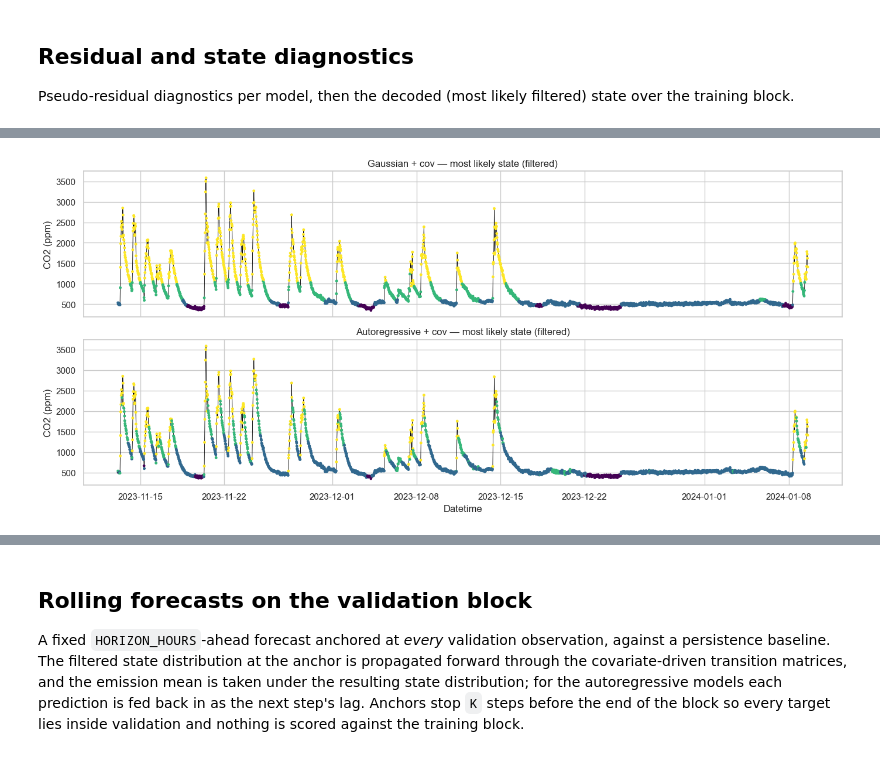
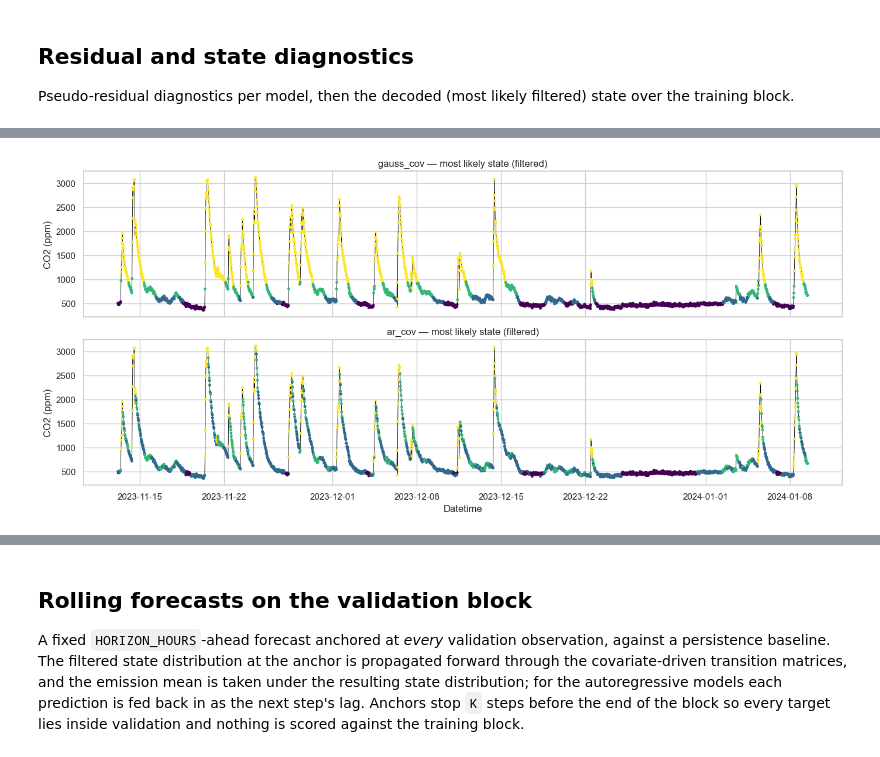
Before and after one commit to Maccen26/hmm-modelling, a Jupyter notebook: week_6.ipynb, the cells around one changed output, grey strips where cells are left out. Cells and saved outputs as stored; diff of their text form; code cells hidden in the pictures.

```diff
--- a/week_6.ipynb
+++ b/week_6.ipynb
@@ -67,22 +66,27 @@ meta     = pd.read_csv(data_dir / "metadata.csv").iloc[0]
 room_name    = meta["room_name"]
 BIN          = meta["bin"]
 BIN_SECONDS  = int(pd.Timedelta(BIN).total_seconds())
+
+
 print(f"Loaded {ROOM_SLUG}/{TAG} — {room_name} ({BIN}) with {BIN_SECONDS} seconds per bin")
 BASELINE_PPM = float(meta["baseline_ppm"])
 
-ys_train, _ = load_train_data(ROOM_SLUG, TAG)      # the driver's X_*.csv are not used:
-ys_val,   _ = load_val_data(ROOM_SLUG, TAG)        # covariates are rebuilt from config below
+ys_train_df = load_y_df(ROOM_SLUG, TAG, "train")  # the driver's X_*.csv are not used:
+ys_val_df   = load_y_df(ROOM_SLUG, TAG, "val")
 
-ys        = jnp.concatenate([ys_train, ys_val])
-TRAIN_IDX = len(ys_train)
-dates     = pd.date_range(meta["start"], periods=len(ys), freq=BIN)
+ys_train_co2, ys_train_h = jnp.asarray(ys_train_df["co2"].to_numpy()), jnp.asarray(ys_train_df["humidity"].to_numpy())
+ys_val_co2,   ys_val_h   = jnp.asarray(ys_val_df["co2"].to_numpy()), jnp.asarray(ys_val_df["humidity"].to_numpy())
+
+TRAIN_IDX = len(ys_train_co2) #+ len(ys_val_co2)  # the index of the first validation bin
+TEST_LEN = len(ys_val_co2)  # the number of validation bins
+dates     = pd.date_range(meta["start"], periods=len(ys_train_co2) + len(ys_val_co2), freq=BIN)
 
 X_raw, covariate_cols = build_covariates(
     dates,
     tod_harmonics=harmonic_range(N_DAILY_CYCLES),
     week_harmonics=harmonic_range(N_WEEKLY_CYCLES),
     use_off_day=USE_OFF_DAY,
-    weather_cols=WEATHER,
+    weather_cols=[],
 )
 
 
@@ -95,7 +99,7 @@ num_covariates = X_std.shape[1]
 init_dist      = jnp.full(STATES, 1.0 / STATES)
 
 print(f"{room_name} ({ROOM_SLUG}/{TAG}) — {BIN} bins, min = {BASELINE_PPM:.0f} ppm")
-print(f"  {TRAIN_IDX} train + {len(ys_val)} validation bins, "
+print(f"  {TRAIN_IDX} train + {len(ys_val_co2)} validation bins, "
       f"{dates[0]} -> {dates[-1]}")
 print(f"  {num_covariates} covariates: {', '.join(covariate_cols) or '(none)'}")
 # %% [output]
@@ -226,11 +112,17 @@ below is between models fitted under identical constraints.
 # %%
+models = {}
+
 FIT_TOL = 1e-2
-FROZEN  = None #{"mu0": False}     # freeze the lowest state mean to avoid a degenerate state
+ys_train = ys_train_co2
+
 FIT_KW  = dict(ys=ys_train, ts=None, xs=X_train_std, tol=FIT_TOL, frozen=FROZEN)
 
 mu_seed    = jnp.quantile(ys_train, jnp.linspace(0.05, 0.95, STATES)).at[0].set(450)
+
 sigma_seed = jnp.std(ys_train) * jnp.ones(STATES)
+
 tm_seed    = jnp.full((STATES, STATES), 0.1).at[jnp.diag_indices(STATES)].set(0.7)
+
 beta_init  = jnp.zeros((num_covariates, STATES, STATES - 1))
 
 # --- 1. Gaussian emission + covariate transition -----------------------------------
@@ -241,7 +133,11 @@ gauss_cov = HMM(
     inital_distribution=init_dist,
 )
 gauss_cov.fit(**FIT_KW)
+
 print(f"  log-likelihood: {gauss_cov.log_likelihood():.4f}   converged: {gauss_cov.hmm_results.convergence}")
+models["gauss_cov"] = gauss_cov
+
+
 
 # --- 2. Autoregressive emission, warm-started from the Gaussian fit -----------------
 print("=== Autoregressive HMM + covariates ===")
@@ -257,5 +153,7 @@ ar_cov = HMM(
 ar_cov.fit(**FIT_KW)
 print(f"  log-likelihood: {ar_cov.log_likelihood():.4f}   converged: {ar_cov.hmm_results.convergence}")
 print(f"  phi (per state): {np.asarray(ar_cov.emission.phi())}")
+
+models["ar_cov"] = ar_cov
 # %% [output]
 === Gaussian HMM + covariates ===
@@ -306,14 +289,15 @@ for name, m in models.items():
 # %%
 fig, axes = plt.subplots(len(models), 1, figsize=(14, 3.2 * len(models)), sharex=True)
+
 for ax, (name, m) in zip(np.atleast_1d(axes), models.items()):
-    utt = np.asarray(m.state_results.utt).reshape(len(ys_train), -1)
+    utt = np.asarray(m.state_results.utt).reshape(len(ys_train_co2), -1)
     # Augmented index i has current base state i % STATES, so the second-order model
     # shares one colour scale with the first-order ones.
     decoded = utt.argmax(axis=1) % STATES
-    ax.plot(dates[:TRAIN_IDX], np.asarray(ys_train), color="black", lw=0.6, zorder=1)
-    ax.scatter(dates[:TRAIN_IDX], np.asarray(ys_train), c=decoded, cmap="viridis", s=6, zorder=2)
+    ax.plot(dates[:TRAIN_IDX], np.asarray(ys_train_co2), color="black", lw=0.6, zorder=1)
+    ax.scatter(dates[:TRAIN_IDX], np.asarray(ys_train_co2), c=decoded, cmap="viridis", s=6, zorder=2)
     ax.set(title=f"{name} — most likely state (filtered)", ylabel="CO2 (ppm)")
 np.atleast_1d(axes)[-1].set_xlabel("Datetime")
 plt.tight_layout(); plt.show()
 # %% [output]
-[figure, old version]
+[figure, new version]
```
Also changed, not shown: parts of 19 cells of this notebook, 6 other files.
